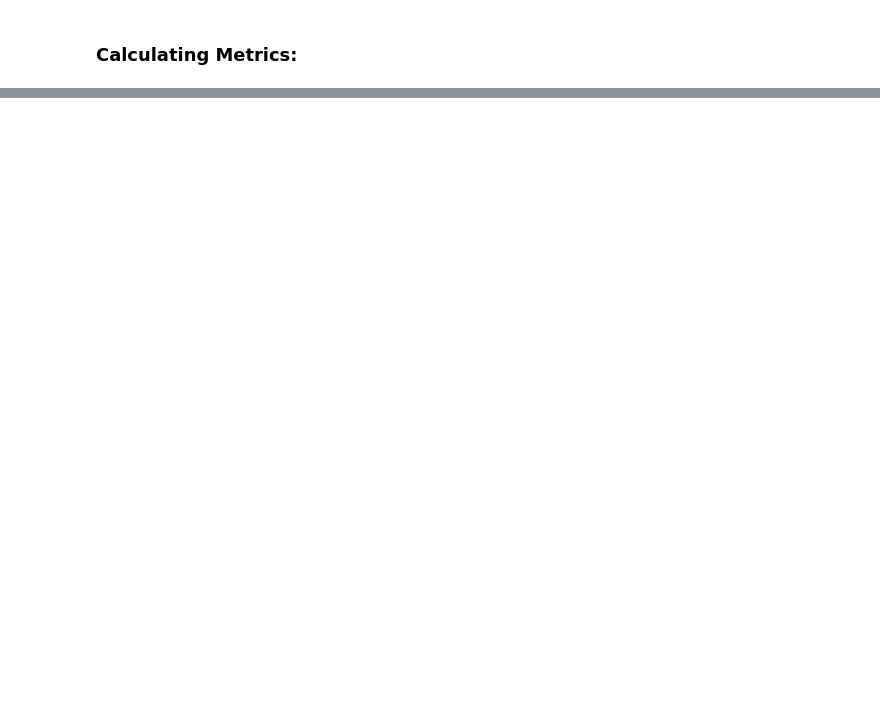
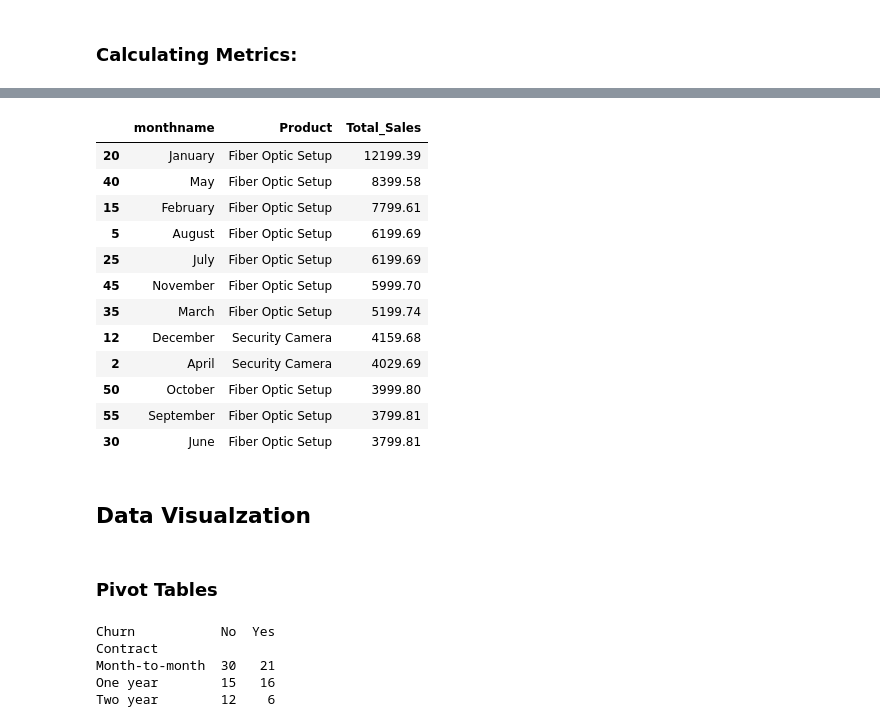
Before and after one commit to Mohith-151/week5-project, a Jupyter notebook: customer_analysis.ipynb, the cells around one changed output, grey strips where cells are left out. Saved outputs shown, nothing was run; the diff lists cells and outputs as text; code cells hidden in the pictures; blank space fills up the shorter version.

```diff
--- a/customer_analysis.ipynb
+++ b/customer_analysis.ipynb
@@ -101,3 +101,7 @@ reginal_sales = mdf.groupby('Region')['Total_Sales'].sum().reset_index()
 # %%
 #filter the '0' value churn customer and their total sales
 stayed_customer = mdf[mdf['Churn']== 'No'].groupby('CustomerID')['Total_Sales'].sum().reset_index()
+# %%
+#to find best selling product monthly
+prd_sales = mdf.groupby(['monthname', 'Product'])['Total_Sales'].sum().reset_index()
+prd_sales.head(10)
@@ -103,0 +120,36 @@ stayed_customer = mdf[mdf['Churn']== 'No'].groupby('CustomerID')['Total_Sales'].
+# %%
+bestSellingPrdt_monthly = prd_sales.sort_values(by='Total_Sales', ascending=False).drop_duplicates('monthname')
+bestSellingPrdt_monthly
+# %% [output]
+|  | monthname | Product | Total_Sales |
+| 20 | January | Fiber Optic Setup | 12199.39 |
+| 40 | May | Fiber Optic Setup | 8399.58 |
+| 15 | February | Fiber Optic Setup | 7799.61 |
+| 5 | August | Fiber Optic Setup | 6199.69 |
+| 25 | July | Fiber Optic Setup | 6199.69 |
+| 45 | November | Fiber Optic Setup | 5999.70 |
+| 35 | March | Fiber Optic Setup | 5199.74 |
+| 12 | December | Security Camera | 4159.68 |
+| 2 | April | Security Camera | 4029.69 |
+| 50 | October | Fiber Optic Setup | 3999.80 |
+| 55 | September | Fiber Optic Setup | 3799.81 |
+| 30 | June | Fiber Optic Setup | 3799.81 |
+# %% [markdown]
+## Data Visualzation
+# %% [markdown]
+### Pivot Tables
+# %%
+# Create a pivot table to see Average Tenure and Churn count by Contract type
+pivot_analysis = customer_df.pivot_table(
+    index='Contract',
+    columns='Churn',
+    values='CustomerID',
+    aggfunc='count'
+)
+print(pivot_analysis)
+# %% [output]
+Churn           No  Yes
+Contract
+Month-to-month  30   21
+One year        15   16
+Two year        12    6
```
Also changed, not shown: parts of 3 cells of this notebook.
